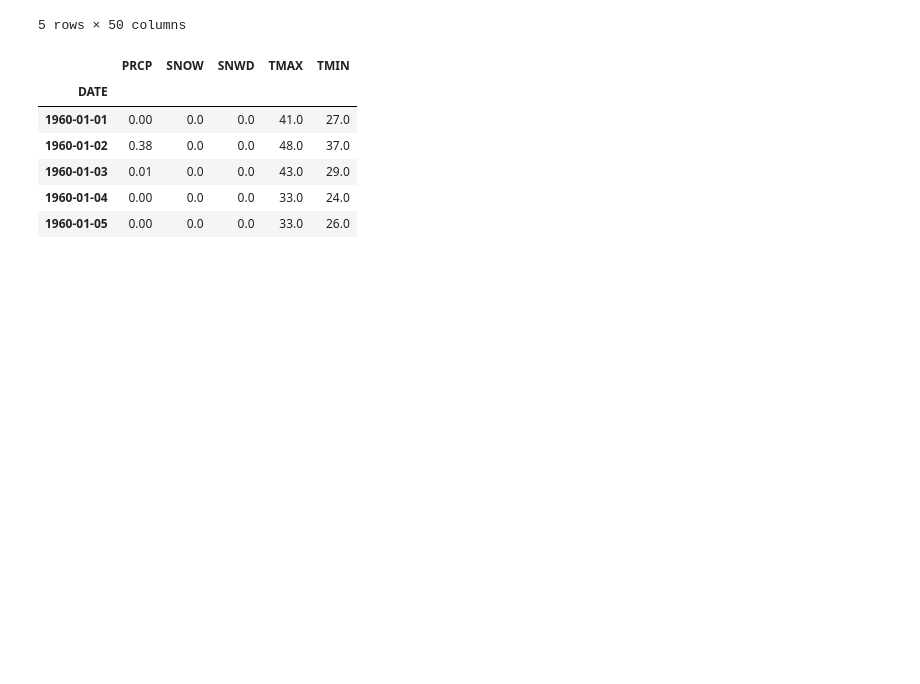
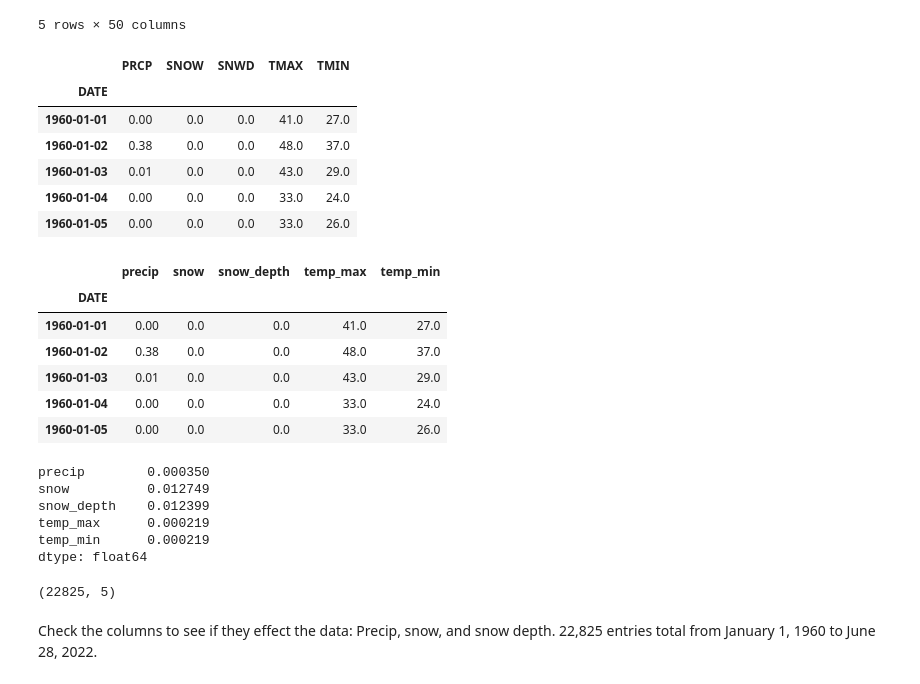
Before and after one commit to Eleanor-Shellstrop/ml-weather, a Jupyter notebook: weather.ipynb, the cells around one changed output. Drawn from its saved outputs; the diff is of its cells as text; code cells hidden in the pictures; blank space fills up the shorter version.

Commit message:
Clean data

```diff
--- a/weather.ipynb
+++ b/weather.ipynb
@@ -46,3 +46,28 @@ core.head()
 # %%
 # Rename columns
 core.columns = ["precip", "snow", "snow_depth", "temp_max", "temp_min"]
+core.head()
+# %% [output]
+|  | precip | snow | snow_depth | temp_max | temp_min |
+| DATE |  |  |  |  |  |
+| 1960-01-01 | 0.00 | 0.0 | 0.0 | 41.0 | 27.0 |
+| 1960-01-02 | 0.38 | 0.0 | 0.0 | 48.0 | 37.0 |
+| 1960-01-03 | 0.01 | 0.0 | 0.0 | 43.0 | 29.0 |
+| 1960-01-04 | 0.00 | 0.0 | 0.0 | 33.0 | 24.0 |
+| 1960-01-05 | 0.00 | 0.0 | 0.0 | 33.0 | 26.0 |
+# %%
+# Percentage of NaN values in columns
+core.apply(pd.isnull).sum()/core.shape[0]
+# %% [output]
+precip        0.000350
+snow          0.012749
+snow_depth    0.012399
+temp_max      0.000219
+temp_min      0.000219
+dtype: float64
+# %%
+core.shape
+# %% [output]
+(22825, 5)
+# %% [markdown]
+Check the columns to see if they effect the data: Precip, snow, and snow depth. 22,825 entries total from January 1, 1960 to June 28, 2022.
```
Also changed, not shown: parts of 15 cells of this notebook.
